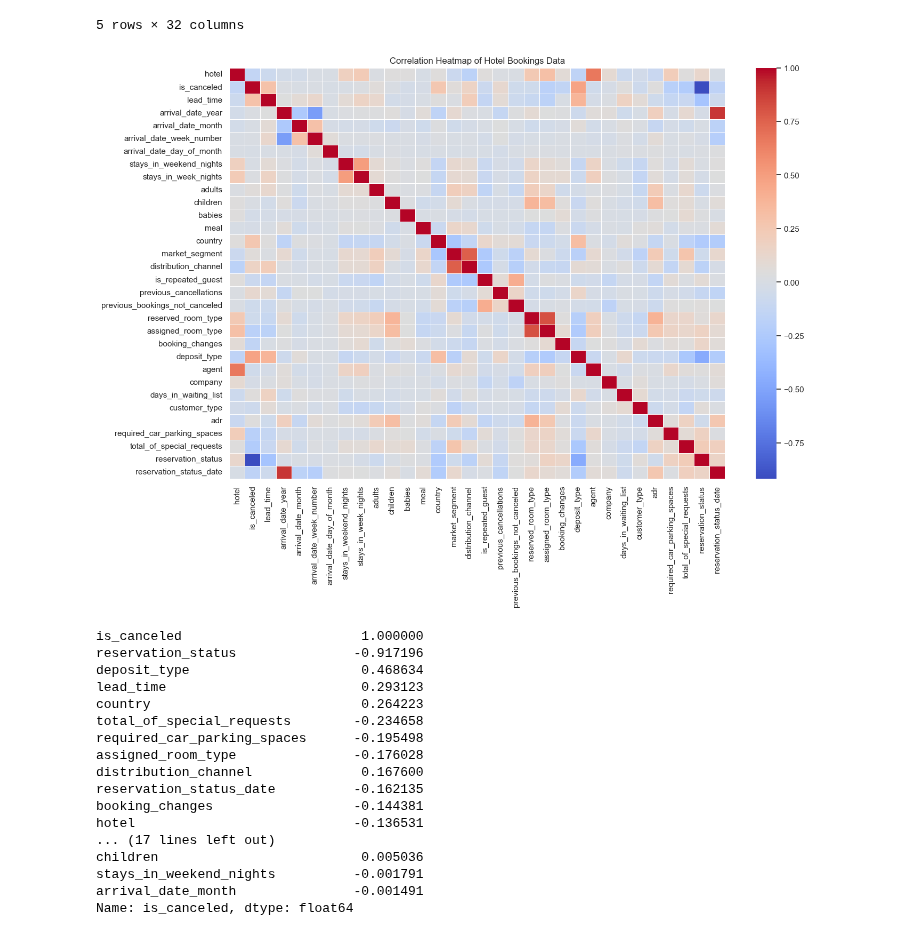
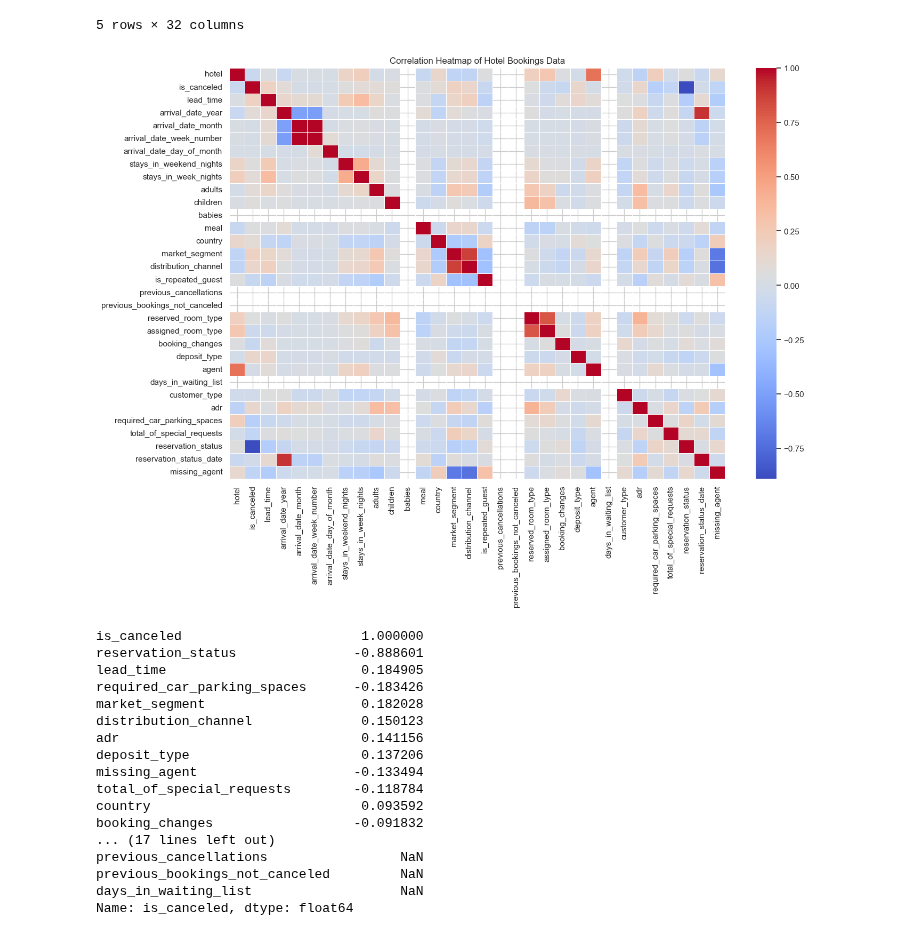
Before and after one commit to cmps460s24/mp-t9-amar-mohamed-osama-salman, a Jupyter notebook: project_new/project.ipynb, the cells around one changed output. Drawn from its saved outputs; the diff is of its cells as text; code cells hidden in the pictures.

```diff
--- a/project_new/project.ipynb
+++ b/project_new/project.ipynb
@@ -827,29 +827,33 @@ df.head()
 # %%
 
 # Function to encode categorical columns
 def encode_categorical(df):
     label_encoders = {}
     for column in df.select_dtypes(include=['object']).columns:
         le = LabelEncoder()
         df[column] = le.fit_transform(df[column].astype(str))
         label_encoders[column] = le
     return df, label_encoders
 
-# Encode categorical columns
+df, label_encoders = encode_categorical(df)  # Corrected this line
+
 # Convert categorical columns to numerical columns
-for column in hotel_bookings_encoded.select_dtypes(include=['category']):
-    hotel_bookings_encoded[column] = hotel_bookings_encoded[column].cat.codes
+for column in df.select_dtypes(include=['category']):
+    df[column] = df[column].cat.codes
 
 # Fill missing values with median for each column
-hotel_bookings_encoded.fillna(hotel_bookings_encoded.median(), inplace=True)
+df.fillna(df.median(), inplace=True)
+
+# Generate a correlation matrix
+correlation_matrix = df.corr()  # Added this line
 
 # Generate a heatmap
 plt.figure(figsize=(15, 10))
 sns.heatmap(correlation_matrix, annot=False, cmap='coolwarm', linewidths=.5)
 plt.title('Correlation Heatmap of Hotel Bookings Data')
 plt.show()
 # %% [output]
-[figure, old version]
+[figure, new version]
 # %%
 # Extract the correlation values with the 'is_canceled' column and sort them to identify the most impactful features.
 correlation_with_cancellation = correlation_matrix['is_canceled'].sort_values(key=abs, ascending=False)
@@ -858,19 +862,19 @@ correlation_with_cancellation = correlation_matrix['is_canceled'].sort_values(ke
 correlation_with_cancellation
 # %% [output]
 is_canceled                       1.000000
-reservation_status               -0.917196
-deposit_type                      0.468634
-lead_time                         0.293123
-country                           0.264223
-total_of_special_requests        -0.234658
-required_car_parking_spaces      -0.195498
-assigned_room_type               -0.176028
-distribution_channel              0.167600
-reservation_status_date          -0.162135
-booking_changes                  -0.144381
-hotel                            -0.136531
+reservation_status               -0.888601
+lead_time                         0.184905
+required_car_parking_spaces      -0.183426
+market_segment                    0.182028
+distribution_channel              0.150123
+adr                               0.141156
+deposit_type                      0.137206
+missing_agent                    -0.133494
+total_of_special_requests        -0.118784
+country                           0.093592
+booking_changes                  -0.091832
 ... (17 lines left out)
-children                          0.005036
-stays_in_weekend_nights          -0.001791
-arrival_date_month               -0.001491
+previous_cancellations                 NaN
+previous_bookings_not_canceled         NaN
+days_in_waiting_list                   NaN
 Name: is_canceled, dtype: float64
```
Also changed, not shown: parts of 3 cells of this notebook.
